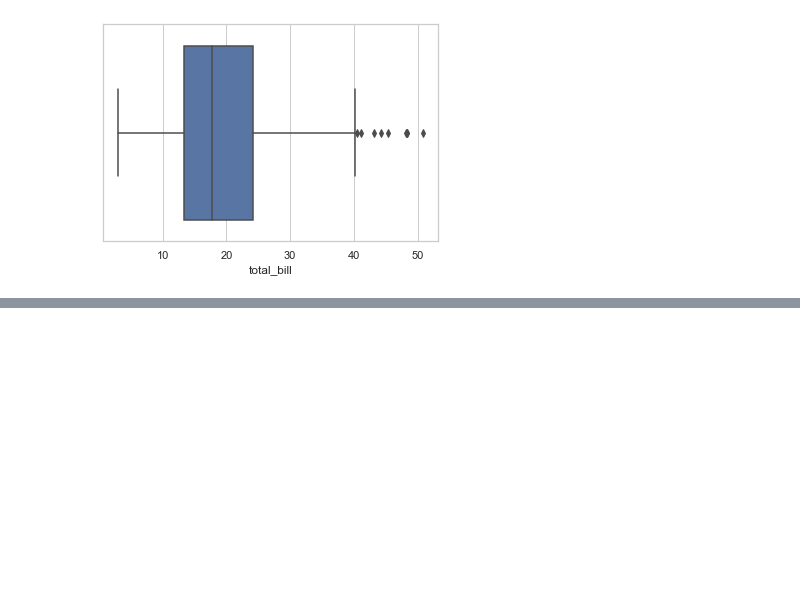
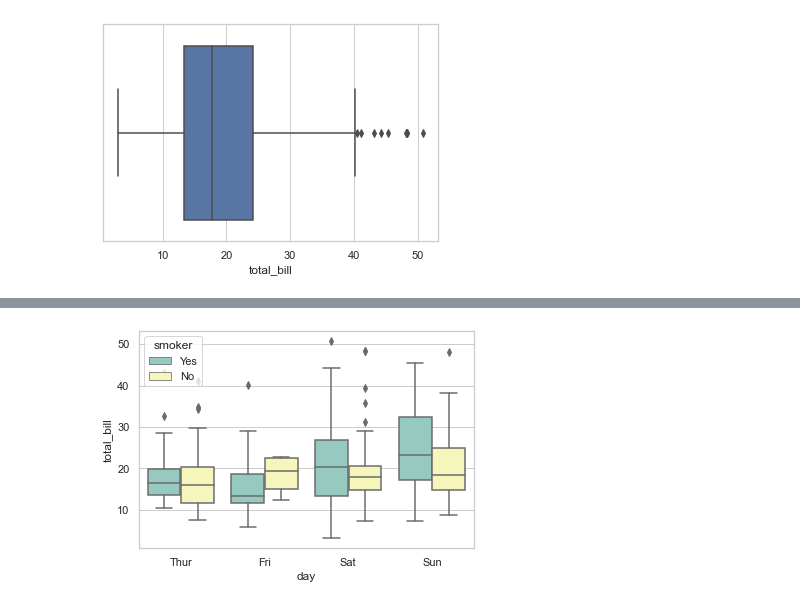
Before and after one commit to lnbalon/mab2133, a Jupyter notebook: lecture_notes/data_visualization.ipynb, the cells around one changed output, grey strips where cells are left out. Saved outputs shown, nothing was run; the diff lists cells and outputs as text; code cells hidden in the pictures; blank space fills up the shorter version.

```diff
--- a/lecture_notes/data_visualization.ipynb
+++ b/lecture_notes/data_visualization.ipynb
@@ -23,0 +32,8 @@ ax = sns.boxplot(x=tips["total_bill"])
+# %%
+ax = sns.boxplot(x="day",
+                 y="total_bill",
+                 hue="smoker",
+                 data=tips,
+                 palette="Set3")
+# %% [output]
+[figure, added]
```
Also changed, not shown: parts of 4 cells of this notebook.
